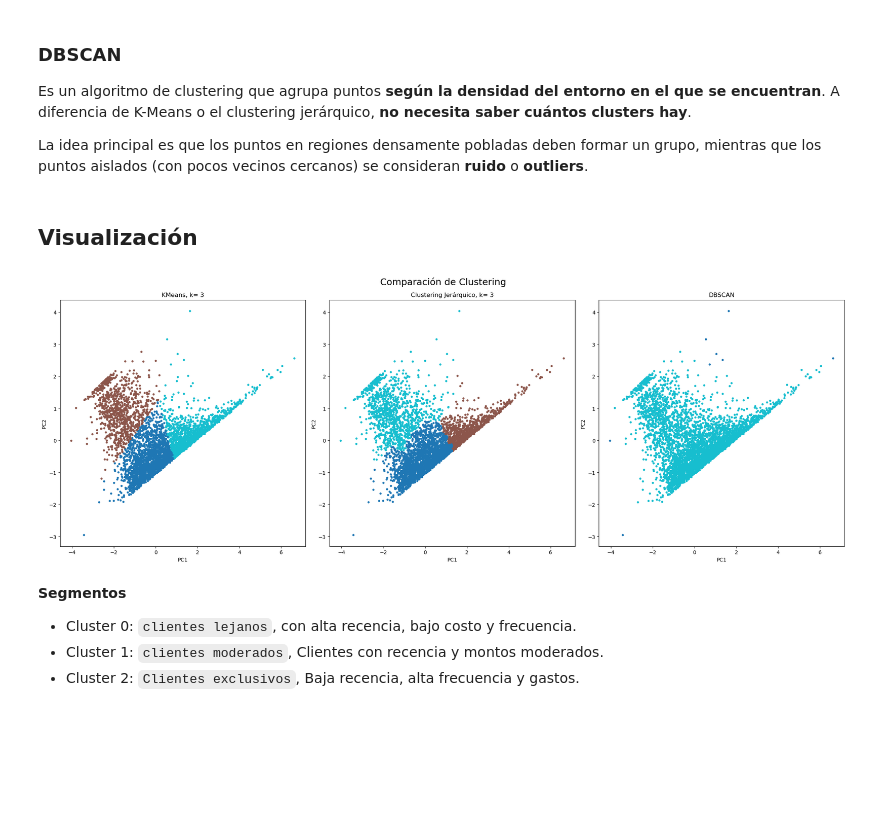
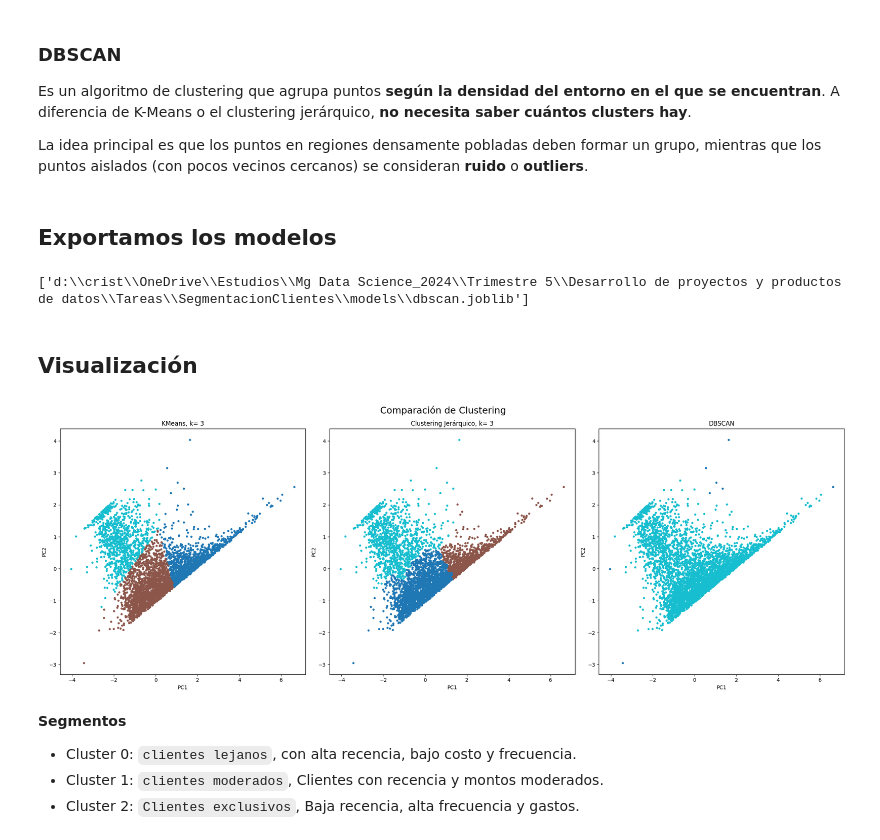
Before and after one commit to ctobar96/SegmentacionClientes, a Jupyter notebook: notebooks/SegmentacionClientes.ipynb, the cells around one changed output. Cells and saved outputs as stored; diff of their text form; code cells hidden in the pictures; blank space fills up the shorter version.

Commit message:
Se exportarón los modelos.

```diff
--- a/notebooks/SegmentacionClientes.ipynb
+++ b/notebooks/SegmentacionClientes.ipynb
@@ -415,13 +415,13 @@ calinski_kmeans = calinski_harabasz_score(X_pca, label_kmeans)
 Es una técnica que **organiza los datos en una estructura en forma de árbol**, mostrando cómo se agrupan paso a paso según su similitud. A diferencia de K-Means, **no requiere definir el número de clusters de antemano**. En lugar de optimizar una función única, este método **sigue un procedimiento secuencial**, guiado por un criterio de distancia entre grupos.
 # %%
 # k= 3
-hier = AgglomerativeClustering(n_clusters=3)
-labels_hier = hier.fit_predict(X_pca)
+clusJer = AgglomerativeClustering(n_clusters=3)
+labels_clusJer = clusJer.fit_predict(X_pca)
 
 # Métricas
-silhouette_hier = silhouette_score(X_pca, labels_hier)
-davies_hier = davies_bouldin_score(X_pca, labels_hier)
-calinski_hier = calinski_harabasz_score(X_pca, labels_hier)
+silhouette_clusJer = silhouette_score(X_pca, labels_clusJer)
+davies_clusJer = davies_bouldin_score(X_pca, labels_clusJer)
+calinski_clusJer = calinski_harabasz_score(X_pca, labels_clusJer)
 # %% [markdown]
 ### DBSCAN
 Es un algoritmo de clustering que agrupa puntos **según la densidad del entorno en el que se encuentran**. A diferencia de K-Means o el clustering jerárquico, **no necesita saber cuántos clusters hay**.
@@ -435,32 +435,51 @@ label_dbscan= db.fit_predict(X_pca)
 silhouette_db = silhouette_score(X_pca, label_dbscan)
 davies_db = davies_bouldin_score(X_pca, label_dbscan)
 calinski_db = calinski_harabasz_score(X_pca, label_dbscan)
+# %% [markdown]
+## Exportamos los modelos
+# %%
+import joblib
+
+# Directorio donde guardaremos los modelos
+models_dir = Path.cwd().parent / 'models'
+models_dir.mkdir(parents=True, exist_ok=True)
+
+# Kmeans
+joblib.dump(label_kmeans, models_dir / "kmeans.joblib")
+
+# Clustering jerárquico
+joblib.dump(labels_clusJer, models_dir / "clusteringJerarquico.joblib")
+
+# DBSCAN
+joblib.dump(label_dbscan, models_dir / "dbscan.joblib")
+# %% [output]
+['d:\\crist\\OneDrive\\Estudios\\Mg Data Science_2024\\Trimestre 5\\Desarrollo de proyectos y productos de datos\\Tareas\\SegmentacionClientes\\models\\dbscan.joblib']
 # %% [markdown]
 ## Visualización
 # %%
 # Visualización de los 3 clustering
 fig, axes = plt.subplots(1, 3, figsize=(22, 8))
 
 axes[0].scatter(X_pca[:, 0], X_pca[:, 1], c=label_kmeans, cmap='tab10', s=10)
 axes[0].set_title('KMeans, k= 3')
 axes[0].set_xlabel("PC1")
 axes[0].set_ylabel("PC2")
 
-axes[1].scatter(X_pca[:, 0], X_pca[:, 1], c=labels_hier, cmap='tab10', s=10)
+axes[1].scatter(X_pca[:, 0], X_pca[:, 1], c=labels_clusJer, cmap='tab10', s=10)
 axes[1].set_title('Clustering Jerárquico, k= 3')
 axes[1].set_xlabel("PC1")
 axes[1].set_ylabel("PC2")
 
 axes[2].scatter(X_pca[:, 0], X_pca[:, 1], c=label_dbscan, cmap='tab10', s=10)
 axes[2].set_title('DBSCAN')
 axes[2].set_xlabel("PC1")
 axes[2].set_ylabel("PC2")
 
 plt.suptitle('Comparación de Clustering', fontsize=18)
 plt.tight_layout()
 plt.show()
 # %% [output]
-[figure, old version]
+[figure, new version]
 # %% [markdown]
 **Segmentos**
 - Cluster 0: `clientes lejanos`, con alta recencia, bajo costo y frecuencia.
```
Also changed, not shown: parts of 1 cell of this notebook, 4 other files.
